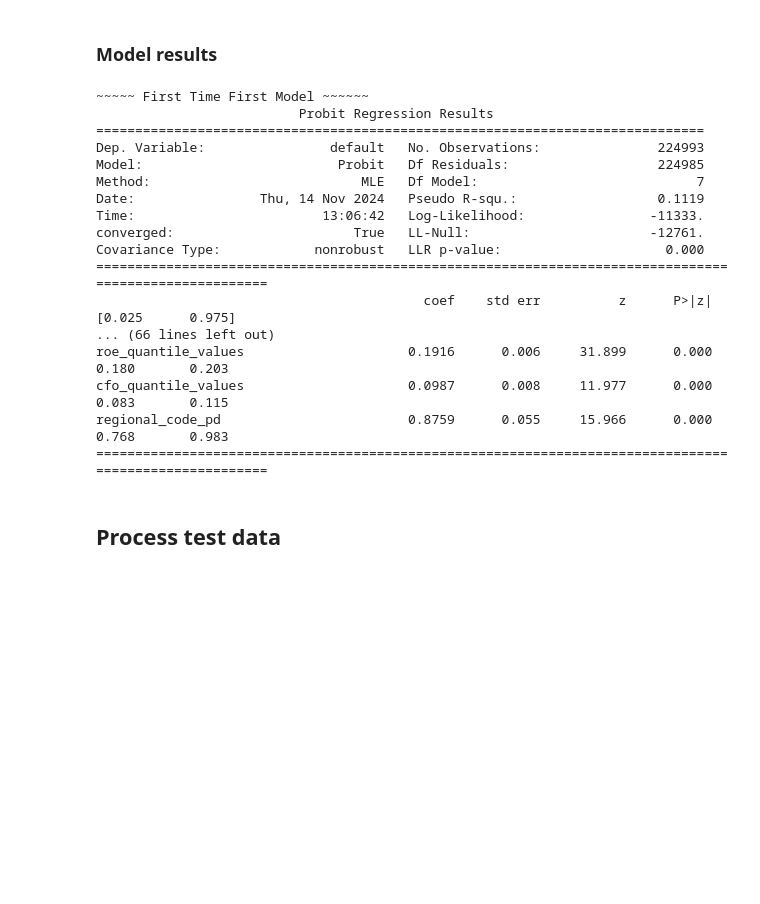
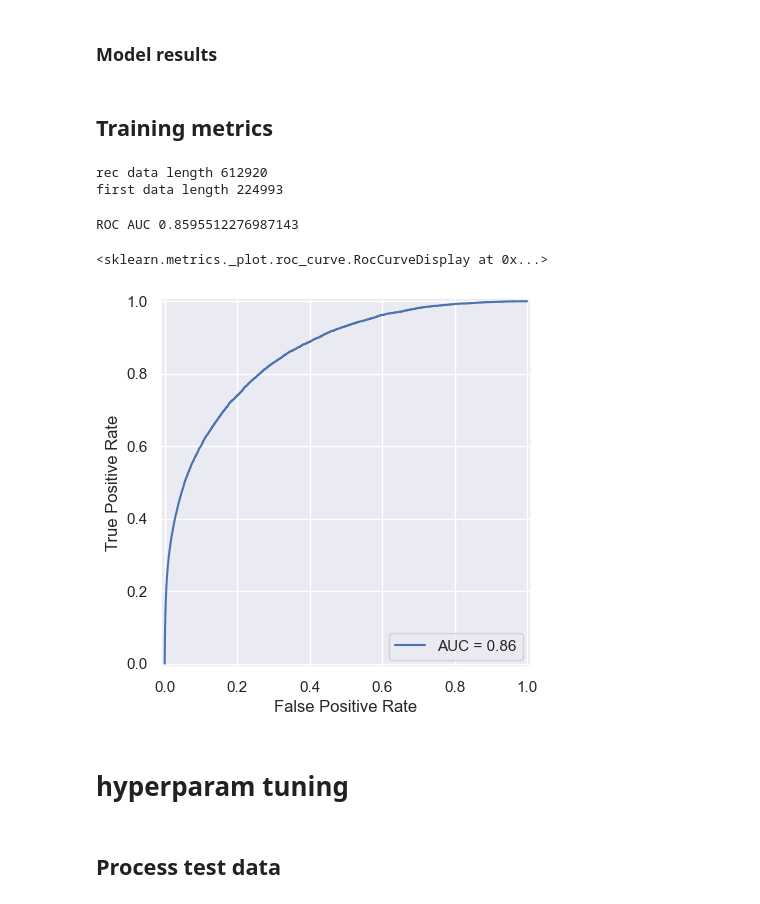
Before and after one commit to Juanroalvarado/ml-finance-credit-default, a Jupyter notebook: final_harness/train_final_model.ipynb, the cells around one changed output. Cells and saved outputs as stored; diff of their text form; code cells hidden in the pictures; blank space fills up the shorter version.

Commit message:
final model version and wf

```diff
--- a/final_harness/train_final_model.ipynb
+++ b/final_harness/train_final_model.ipynb
@@ -350,25 +360,29 @@ Length: 837913, dtype: float64
 # %% [markdown]
 ### Model results
 # %%
-model.summary()
+# model.summary()
-# %% [output]
-~~~~~ First Time First Model ~~~~~~
-                          Probit Regression Results
-==============================================================================
-Dep. Variable:                default   No. Observations:               224993
-Model:                         Probit   Df Residuals:                   224985
-Method:                           MLE   Df Model:                            7
-Date:                Thu, 14 Nov 2024   Pseudo R-squ.:                  0.1119
-Time:                        13:06:42   Log-Likelihood:                -11333.
-converged:                       True   LL-Null:                       -12761.
-Covariance Type:            nonrobust   LLR p-value:                     0.000
-=======================================================================================================
-                                          coef    std err          z      P>|z|      [0.025      0.975]
-... (66 lines left out)
-roe_quantile_values                     0.1916      0.006     31.899      0.000       0.180       0.203
-cfo_quantile_values                     0.0987      0.008     11.977      0.000       0.083       0.115
-regional_code_pd                        0.8759      0.055     15.966      0.000       0.768       0.983
-=======================================================================================================
 # %%
 # train_data_proc.to_csv('train_processed_data_for_2012.csv')
 # test_data_proc.to_csv('test_processed_data_for_2012.csv')
+# %% [markdown]
+## Training metrics
+# %%
+train_preds = model.predict(train_data_proc)
+# %% [output]
+rec data length 612920
+first data length 224993
+# %%
+train_results = train_data_proc[['default']].copy()
+train_results['predictions'] = train_preds
+# %%
+fpr, tpr, thresholds = metrics.roc_curve(train_results['default'], train_results['predictions'])
+roc_auc = metrics.auc(fpr, tpr)
+roc_display = metrics.RocCurveDisplay(fpr=fpr, tpr=tpr, roc_auc=roc_auc)
+print(f'ROC AUC {roc_auc}')
+roc_display.plot()
+# %% [output]
+ROC AUC 0.8595512276987143
+<sklearn.metrics._plot.roc_curve.RocCurveDisplay at 0x...>
+[figure, added]
+# %% [markdown]
+# hyperparam tuning
```
Also changed, not shown: parts of 22 cells of this notebook, 12 other files.
